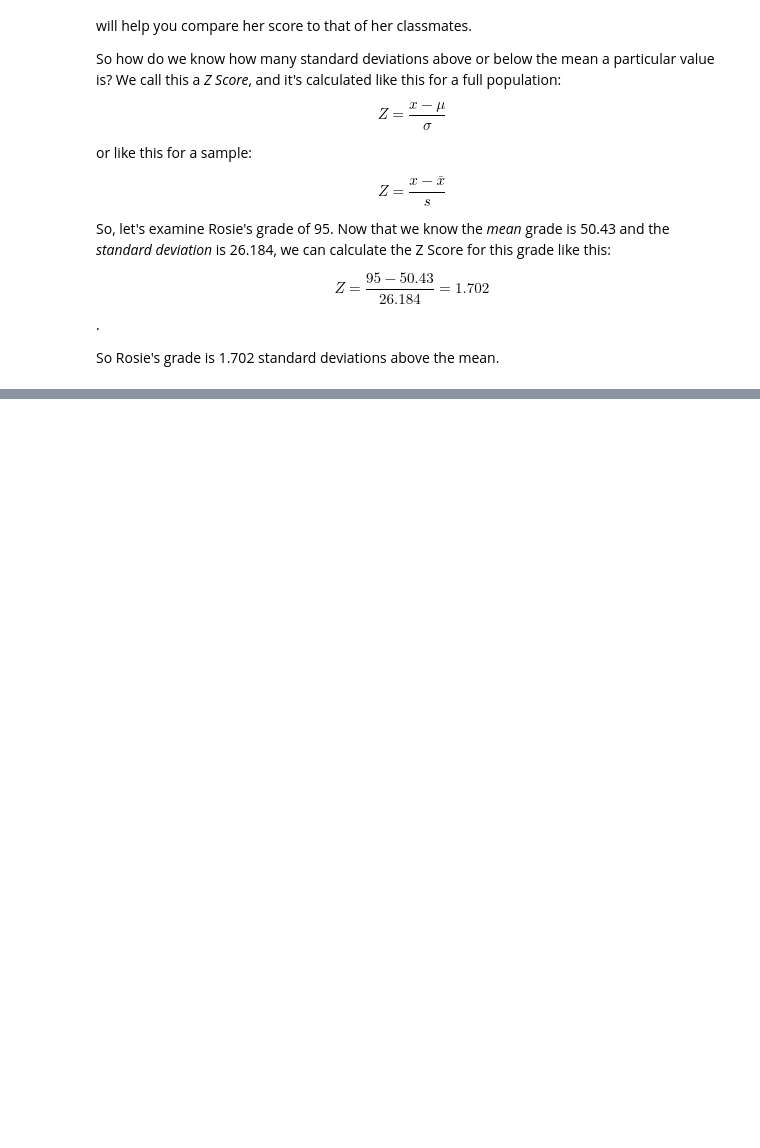
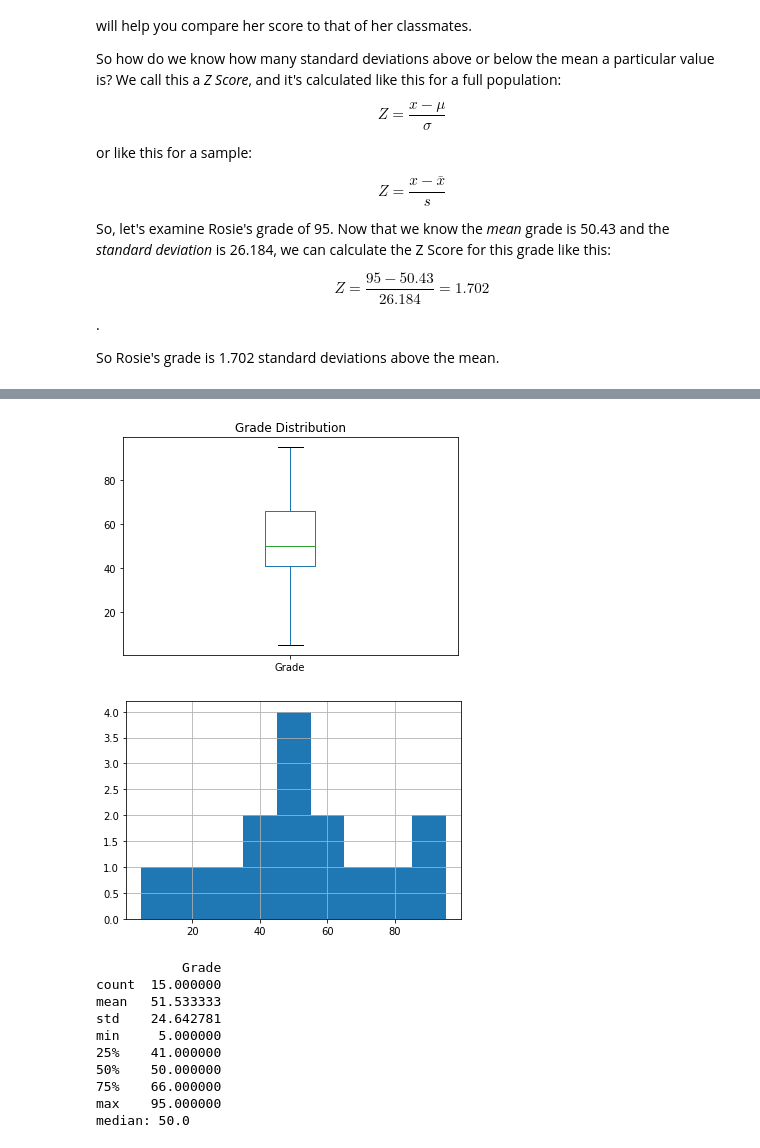
Before and after one commit to moni-roy/100DaysOfMLCode, a Jupyter notebook: Codes/Essential Math for Machine Learning/4. Statistics and Probability.ipynb, the cells around one changed output, grey strips where cells are left out. Saved outputs shown, nothing was run; the diff lists cells and outputs as text; code cells hidden in the pictures; blank space fills up the shorter version.

Commit message:
[Day 10] Essential Math for Machine Learning: Python Edition
Date: March 26, 2020
Topics: Statistics and Probability: Comparing Data

```diff
--- a/Codes/Essential Math for Machine Learning/4. Statistics and Probability.ipynb
+++ b/Codes/Essential Math for Machine Learning/4. Statistics and Probability.ipynb
@@ -792,0 +799,24 @@ So Rosie's grade is 1.702 standard deviations above the mean.
+# %%
+df = pd.DataFrame({'Name': ['Dan', 'Joann', 'Pedro', 'Rosie', 'Ethan', 'Vicky', 'Frederic', 'Jimmie', 'Rhonda', 'Giovanni', 'Francesca', 'Rajab', 'Naiyana', 'Kian', 'Jenny'],
+                   'Grade':[50,50,46,95,50,5,57,42,26,72,78,60,40,17,85]})
+
+plt.figure()
+df['Grade'].plot( kind='box', title='Grade Distribution')
+plt.figure()
+df['Grade'].hist(bins=9)
+plt.show()
+print(df.describe())
+print('median: ' + str(df['Grade'].median()))
+# %% [output]
+[figure, added]
+[figure, added]
+           Grade
+count  15.000000
+mean   51.533333
+std    24.642781
+min     5.000000
+25%    41.000000
+50%    50.000000
+75%    66.000000
+max    95.000000
+median: 50.0
```
Also changed, not shown: parts of 30 cells of this notebook.
